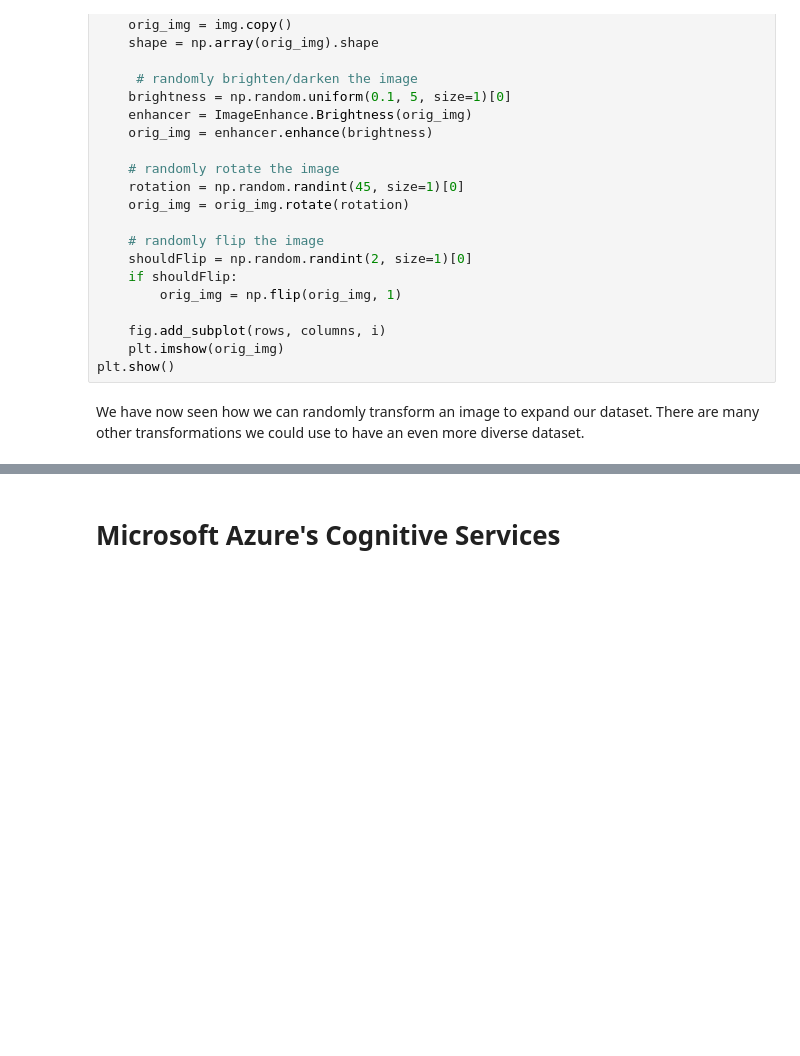
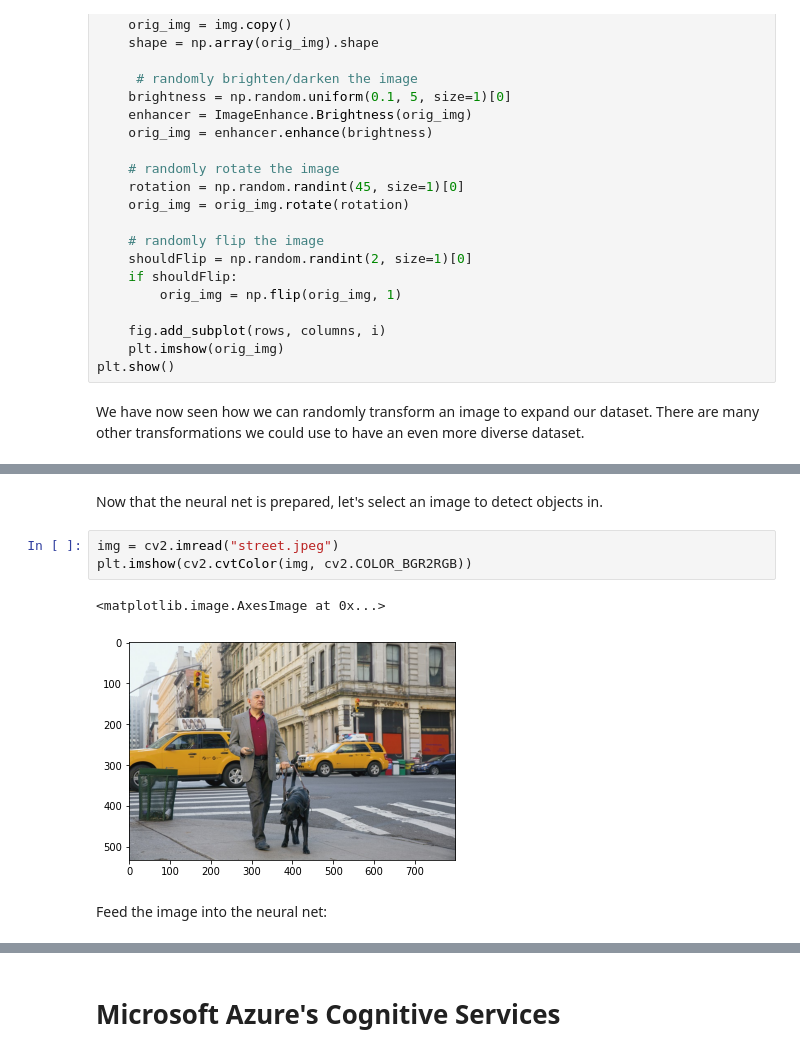
Before and after one commit to markcubanai/Computer-Vision, a Jupyter notebook: Vision.ipynb, the cells around one changed output, grey strips where cells are left out. Drawn from its saved outputs; the diff is of its cells as text; blank space fills up the shorter version.

Commit message:
replace face api with yolo object detection

```diff
--- a/Vision.ipynb
+++ b/Vision.ipynb
@@ -170,0 +226,10 @@ We have now seen how we can randomly transform an image to expand our dataset. T
+# %% [markdown]
+Now that the neural net is prepared, let's select an image to detect objects in.
+# %%
+img = cv2.imread("street.jpeg")
+plt.imshow(cv2.cvtColor(img, cv2.COLOR_BGR2RGB))
+# %% [output]
+<matplotlib.image.AxesImage at 0x...>
+[figure, added]
+# %% [markdown]
+Feed the image into the neural net:
```
Also changed, not shown: parts of 12 cells of this notebook, 3 other files.
